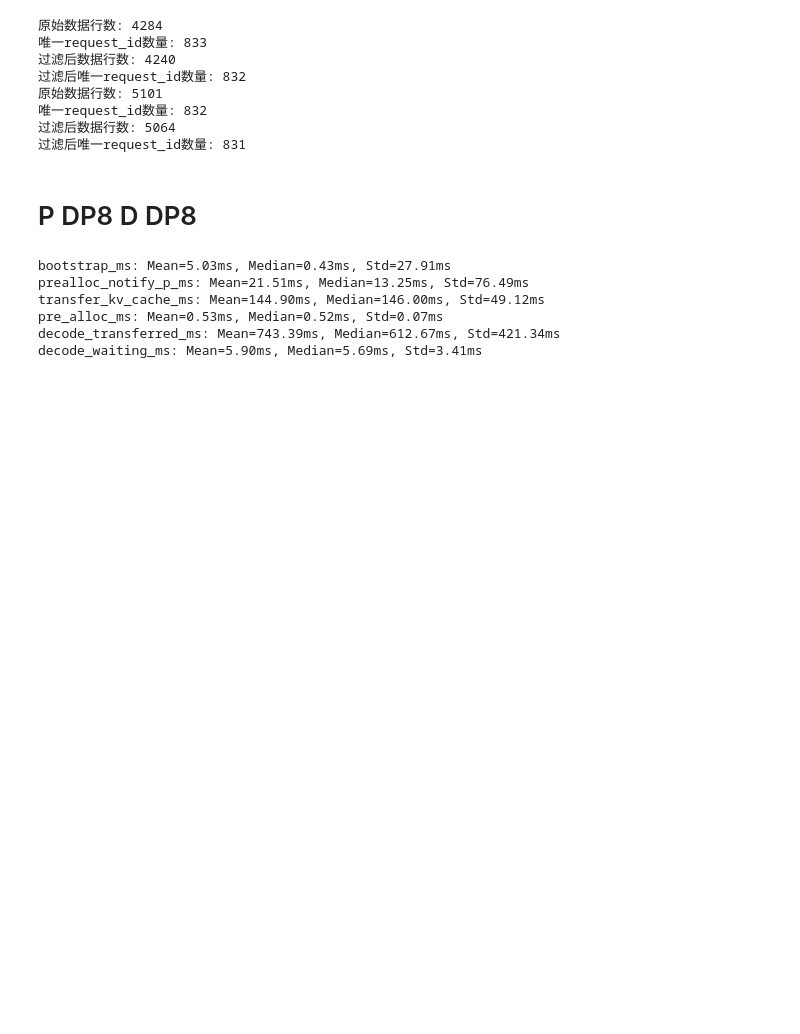
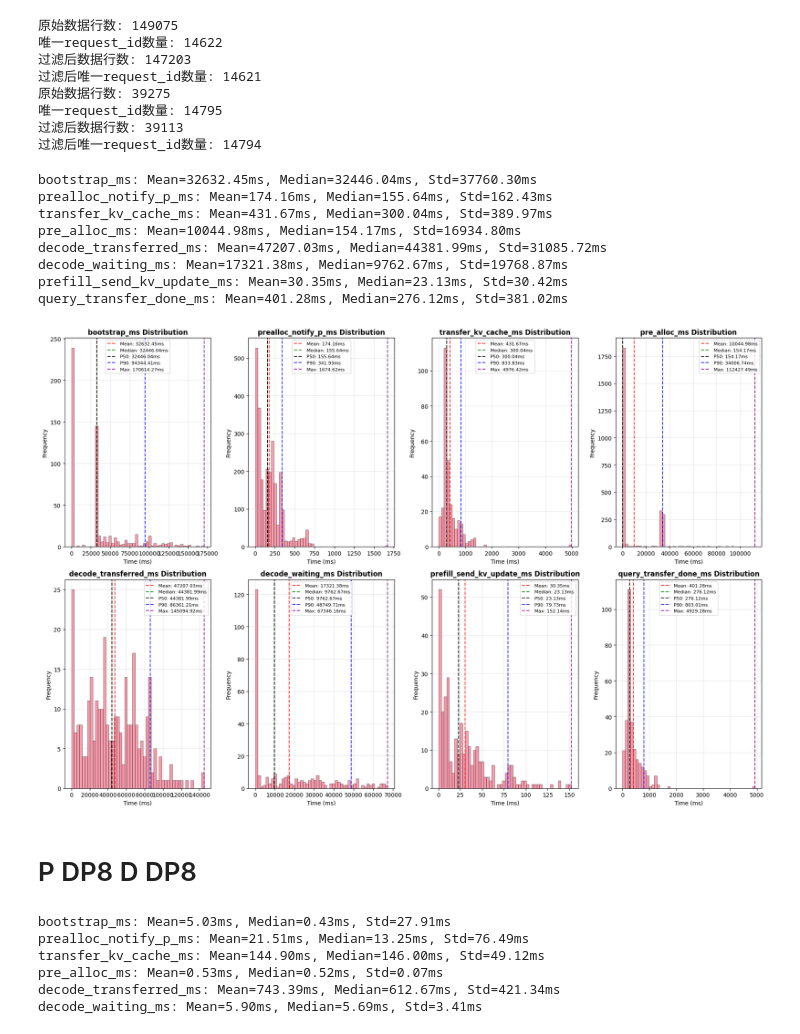
Before and after one commit to Kevin-XiongC/sglang, a Jupyter notebook: vis.ipynb, the cells around one changed output. Drawn from its saved outputs; the diff is of its cells as text; code cells hidden in the pictures; blank space fills up the shorter version.

```diff
--- a/vis.ipynb
+++ b/vis.ipynb
@@ -104,15 +104,69 @@ f("PREFILL_TRANSFER_KV_CACHE_timestamp_iso","PREFILL_FORWARD_timestamp_iso","tra
 f("DECODE_PREALLOC_timestamp_iso","DECODE_PREPARE_timestamp_iso","pre_alloc_ms")
 f("recv_kv_cache_timestamp_iso","DECODE_PREALLOC_timestamp_iso","decode_transferred_ms")
 f("DECODE_WAITING_timestamp_iso","recv_kv_cache_timestamp_iso","decode_waiting_ms")
+f("prefill_send_kv_update_status_timestamp_iso","PREFILL_FORWARD_timestamp_iso","prefill_send_kv_update_ms")
+f("PREFILL_TRANSFER_KV_CACHE_timestamp_iso","prefill_send_kv_update_status_timestamp_iso","query_transfer_done_ms")
 # %% [output]
-原始数据行数: 4284
-唯一request_id数量: 833
-过滤后数据行数: 4240
-过滤后唯一request_id数量: 832
-原始数据行数: 5101
-唯一request_id数量: 832
-过滤后数据行数: 5064
-过滤后唯一request_id数量: 831
+原始数据行数: 149075
+唯一request_id数量: 14622
+过滤后数据行数: 147203
+过滤后唯一request_id数量: 14621
+原始数据行数: 39275
+唯一request_id数量: 14795
+过滤后数据行数: 39113
+过滤后唯一request_id数量: 14794
+# %%
+import matplotlib.pyplot as plt
+import seaborn as sns
+
+# 设置绘图样式
+plt.style.use('default')
+sns.set_palette("husl")
+
+# 要绘制的列
+columns_to_plot = summary_df.columns.tolist()[1:]
+
+# 创建子图
+fig, axes = plt.subplots(2, len(columns_to_plot)//2, figsize=(18, 12))
+axes = axes.flatten()
+
+# 为每个列绘制直方图
+for i, col in enumerate(columns_to_plot):
+    if col in summary_df.columns:
+        # 过滤掉NaN值
+        data = summary_df[col].dropna()
+
+        # 绘制直方图
+        axes[i].hist(data, bins=50, alpha=0.7, edgecolor='black', linewidth=0.5)
+        axes[i].set_title(f'{col} Distribution', fontsize=12, fontweight='bold')
+        axes[i].set_xlabel('Time (ms)', fontsize=10)
+        axes[i].set_ylabel('Frequency', fontsize=10)
+        axes[i].grid(True, alpha=0.3)
+
+        # 添加统计信息
+        mean_val = data.mean()
+        median_val = data.median()
+        axes[i].axvline(mean_val, color='red', linestyle='--', alpha=0.8, label=f'Mean: {mean_val:.2f}ms')
+        axes[i].axvline(median_val, color='green', linestyle='--', alpha=0.8, label=f'Median: {median_val:.2f}ms')
+        axes[i].axvline(data.quantile(0.5), color='black', linestyle='--', alpha=0.8, label=f'P50: {data.quantile(0.5):.2f}ms')
+        axes[i].axvline(data.quantile(0.9), color='blue', linestyle='--', alpha=0.8, label=f'P90: {data.quantile(0.9):.2f}ms')
+        axes[i].axvline(data.max(), color='purple', linestyle='--', alpha=0.8, label=f'Max: {data.max():.2f}ms')
+        axes[i].legend(fontsize=8)
+
+        print(f"{col}: Mean={mean_val:.2f}ms, Median={median_val:.2f}ms, Std={data.std():.2f}ms")
+
+plt.tight_layout()
+plt.show()
+# %% [output]
+bootstrap_ms: Mean=32632.45ms, Median=32446.04ms, Std=37760.30ms
+prealloc_notify_p_ms: Mean=174.16ms, Median=155.64ms, Std=162.43ms
+transfer_kv_cache_ms: Mean=431.67ms, Median=300.04ms, Std=389.97ms
+pre_alloc_ms: Mean=10044.98ms, Median=154.17ms, Std=16934.80ms
+decode_transferred_ms: Mean=47207.03ms, Median=44381.99ms, Std=31085.72ms
+decode_waiting_ms: Mean=17321.38ms, Median=9762.67ms, Std=19768.87ms
+prefill_send_kv_update_ms: Mean=30.35ms, Median=23.13ms, Std=30.42ms
+query_transfer_done_ms: Mean=401.28ms, Median=276.12ms, Std=381.02ms
+[figure, added]
 # %% [markdown]
 # P DP8 D DP8
 # %%
```
Also changed, not shown: 1 other file.
